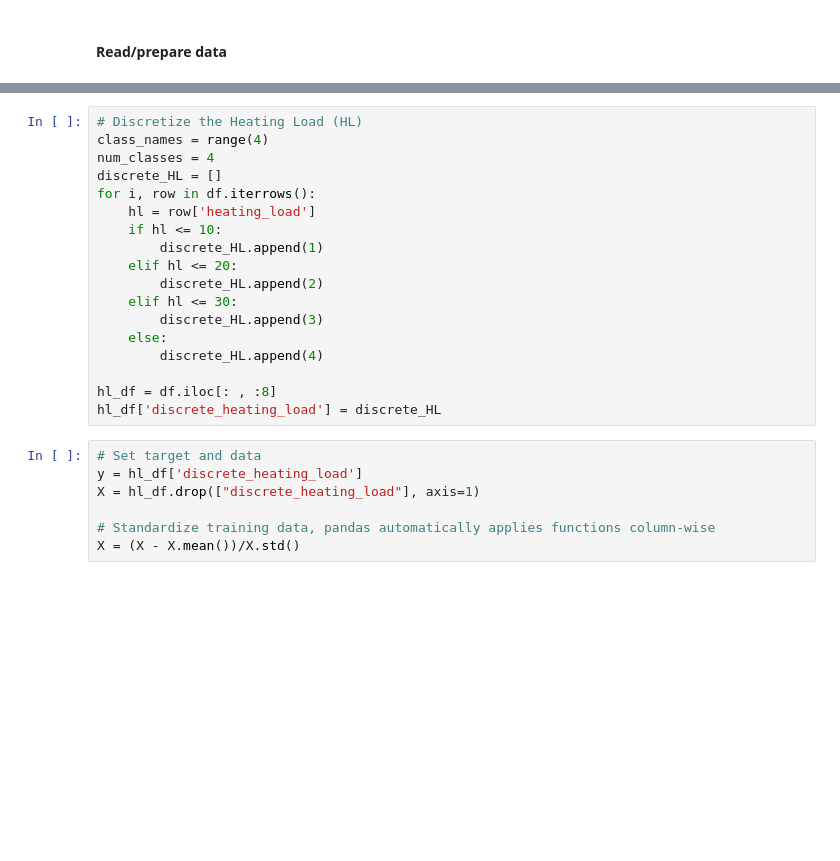
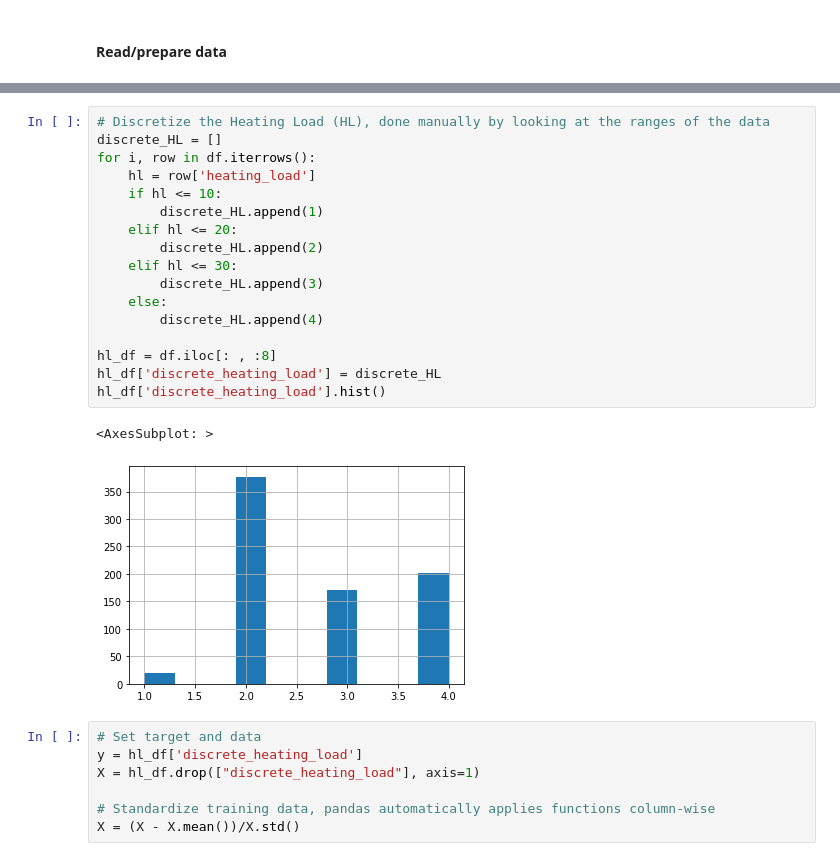
Before and after one commit to barlaug/ML_Builiding_Energy_Efficiency, a Jupyter notebook: Part 2/classification.ipynb, the cells around one changed output, grey strips where cells are left out. Saved outputs shown, nothing was run; the diff lists cells and outputs as text; blank space fills up the shorter version.

```diff
--- a/Part 2/classification.ipynb
+++ b/Part 2/classification.ipynb
@@ -44,23 +44,25 @@ display(df.describe())
 | 75% | 0.830000 | 741.125000 | 343.000000 | 220.500000 | 7.00000 | 4.250000 | 0.400000 | ... |
 | max | 0.980000 | 808.500000 | 416.500000 | 220.500000 | 7.00000 | 5.000000 | 0.400000 | ... |
 # %%
-# Discretize the Heating Load (HL)
-class_names = range(4)
-num_classes = 4
+# Discretize the Heating Load (HL), done manually by looking at the ranges of the data
 discrete_HL = []
 for i, row in df.iterrows():
     hl = row['heating_load']
     if hl <= 10:
         discrete_HL.append(1)
     elif hl <= 20:
         discrete_HL.append(2)
     elif hl <= 30:
         discrete_HL.append(3)
     else:
         discrete_HL.append(4)
 
 hl_df = df.iloc[: , :8]
 hl_df['discrete_heating_load'] = discrete_HL
+hl_df['discrete_heating_load'].hist()
+# %% [output]
+<AxesSubplot: >
+[figure, added]
 # %%
 # Set target and data
 y = hl_df['discrete_heating_load']
```
Also changed, not shown: parts of 25 cells of this notebook.
